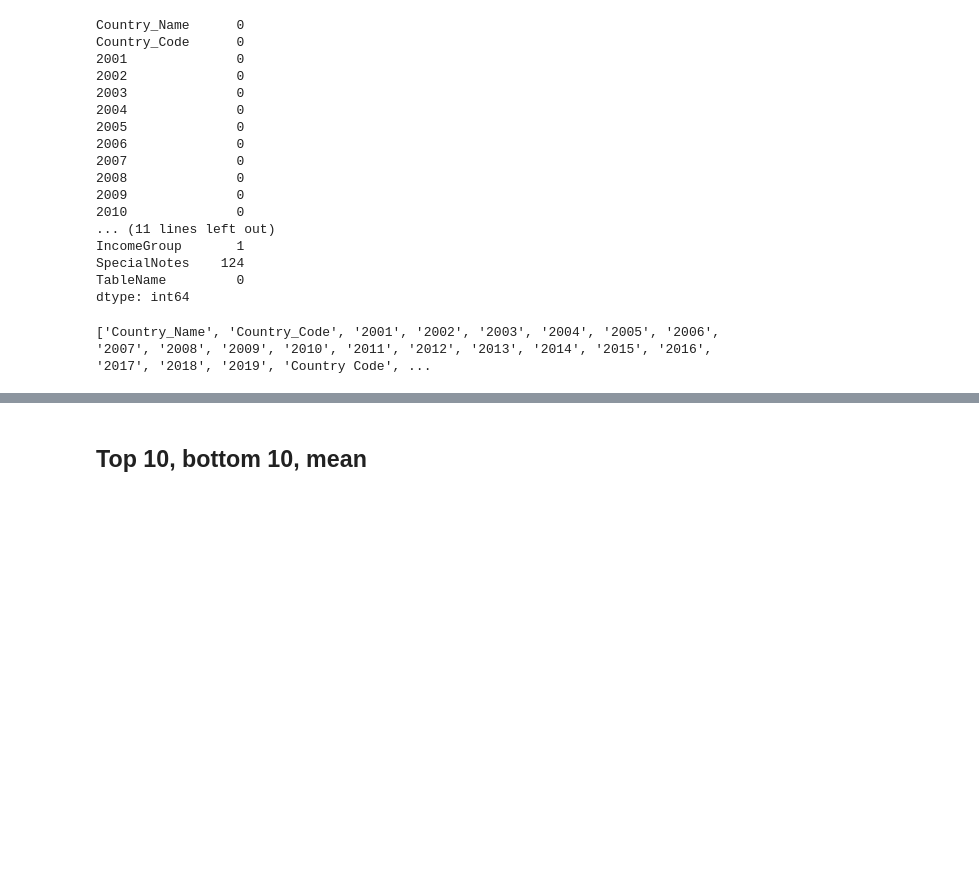
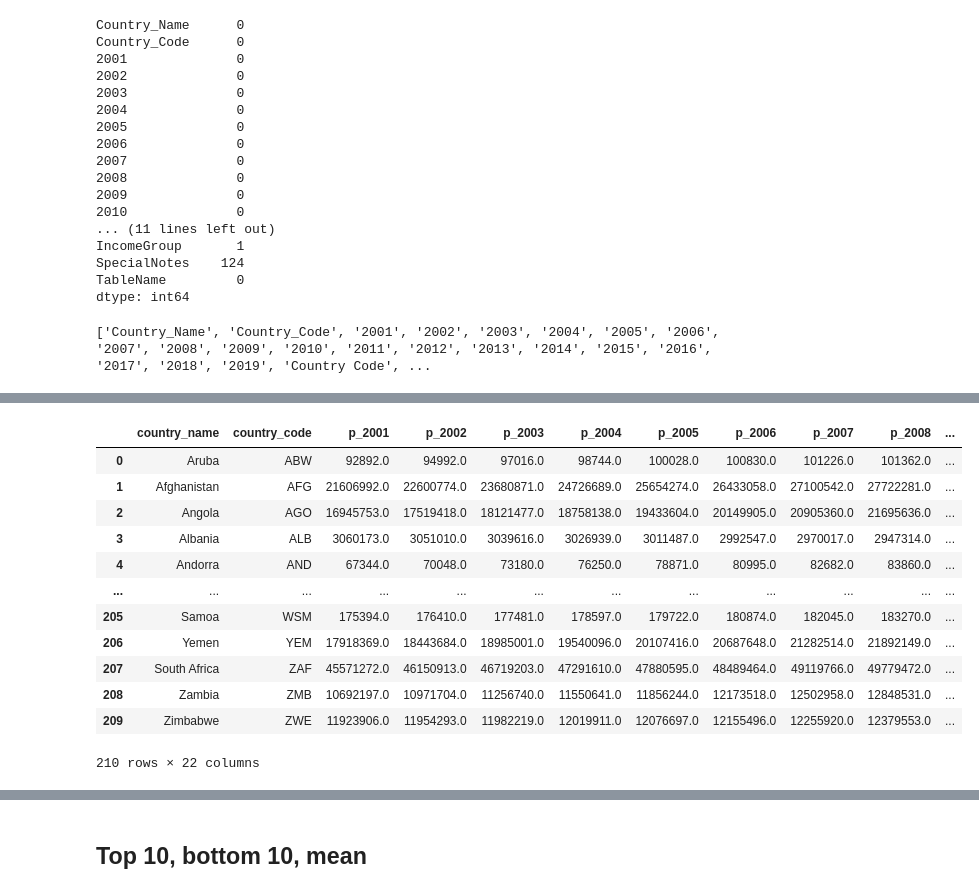
Before and after one commit to svujcich/Global_GDP_Trends, a Jupyter notebook: ETL/population_ETL.ipynb, the cells around one changed output, grey strips where cells are left out. Saved outputs shown, nothing was run; the diff lists cells and outputs as text; code cells hidden in the pictures; blank space fills up the shorter version.

```diff
--- a/ETL/population_ETL.ipynb
+++ b/ETL/population_ETL.ipynb
@@ -375,0 +379,20 @@ population_df
+# %%
+#replace column names
+population_df = population_df.set_axis(['country_name', 'country_code', 'p_2001', 'p_2002','p_2003','p_2004','p_2005','p_2006',
+                                            'p_2007','p_2008','p_2009','p_2010','p_2011','p_2012','p_2013','p_2014','p_2015','p_2016','p_2017',
+                                            'p_2018','p_2019', 'income_group'], axis = 1)
+population_df
+# %% [output]
+|  | country_name | country_code | p_2001 | p_2002 | p_2003 | p_2004 | p_2005 | p_2006 | p_2007 | p_2008 | ... |
+| 0 | Aruba | ABW | 92892.0 | 94992.0 | 97016.0 | 98744.0 | 100028.0 | 100830.0 | 101226.0 | 101362.0 | ... |
+| 1 | Afghanistan | AFG | 21606992.0 | 22600774.0 | 23680871.0 | 24726689.0 | 25654274.0 | 26433058.0 | 27100542.0 | 27722281.0 | ... |
+| 2 | Angola | AGO | 16945753.0 | 17519418.0 | 18121477.0 | 18758138.0 | 19433604.0 | 20149905.0 | 20905360.0 | 21695636.0 | ... |
+| 3 | Albania | ALB | 3060173.0 | 3051010.0 | 3039616.0 | 3026939.0 | 3011487.0 | 2992547.0 | 2970017.0 | 2947314.0 | ... |
+| 4 | Andorra | AND | 67344.0 | 70048.0 | 73180.0 | 76250.0 | 78871.0 | 80995.0 | 82682.0 | 83860.0 | ... |
+| ... | ... | ... | ... | ... | ... | ... | ... | ... | ... | ... | ... |
+| 205 | Samoa | WSM | 175394.0 | 176410.0 | 177481.0 | 178597.0 | 179722.0 | 180874.0 | 182045.0 | 183270.0 | ... |
+| 206 | Yemen | YEM | 17918369.0 | 18443684.0 | 18985001.0 | 19540096.0 | 20107416.0 | 20687648.0 | 21282514.0 | 21892149.0 | ... |
+| 207 | South Africa | ZAF | 45571272.0 | 46150913.0 | 46719203.0 | 47291610.0 | 47880595.0 | 48489464.0 | 49119766.0 | 49779472.0 | ... |
+| 208 | Zambia | ZMB | 10692197.0 | 10971704.0 | 11256740.0 | 11550641.0 | 11856244.0 | 12173518.0 | 12502958.0 | 12848531.0 | ... |
+| 209 | Zimbabwe | ZWE | 11923906.0 | 11954293.0 | 11982219.0 | 12019911.0 | 12076697.0 | 12155496.0 | 12255920.0 | 12379553.0 | ... |
+210 rows × 22 columns
```
Also changed, not shown: parts of 12 cells of this notebook.
